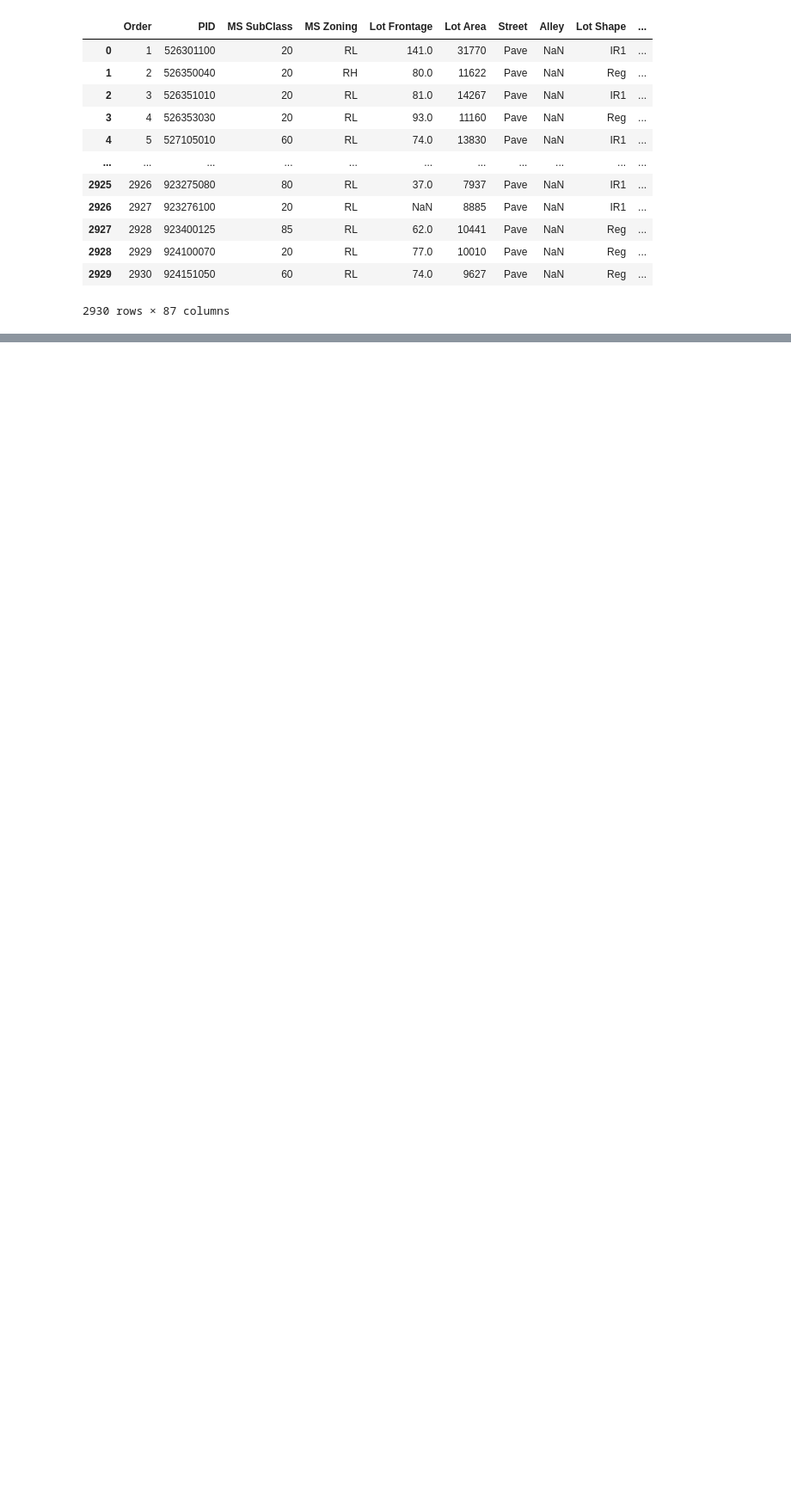
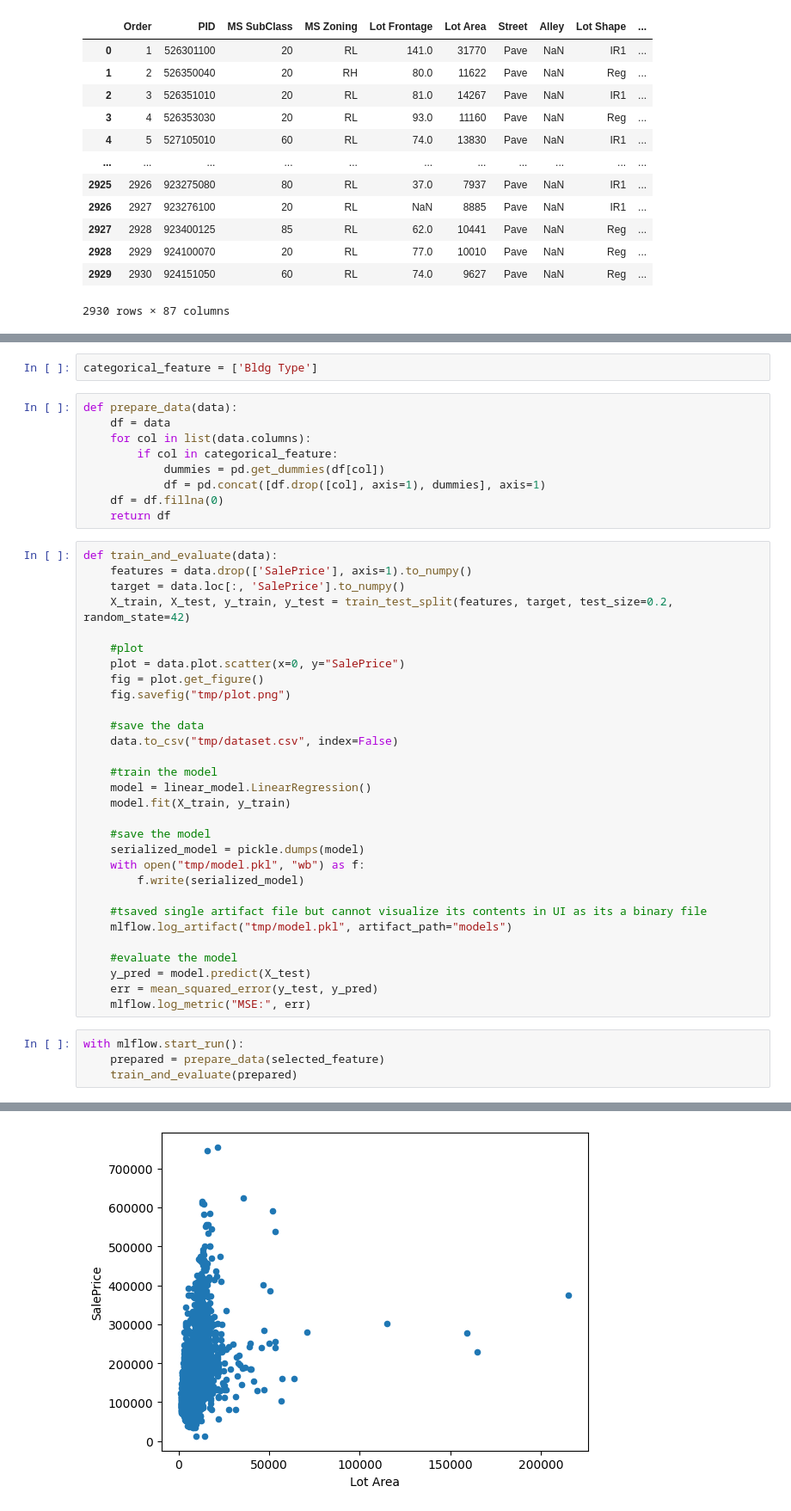
Before and after one commit to Riddhikshah21/House_rate_prediction_using_mlflow, a Jupyter notebook: app.ipynb, the cells around one changed output, grey strips where cells are left out. Shown at 86% size. Drawn from its saved outputs; the diff is of its cells as text; blank space fills up the shorter version.

Commit message:
Added artifacts store and backend store

```diff
--- a/app.ipynb
+++ b/app.ipynb
@@ -40,0 +56,46 @@ data
+# %%
+categorical_feature = ['Bldg Type']
+# %%
+def prepare_data(data):
+    df = data
+    for col in list(data.columns):
+        if col in categorical_feature:
+            dummies = pd.get_dummies(df[col])
+            df = pd.concat([df.drop([col], axis=1), dummies], axis=1)
+    df = df.fillna(0)
+    return df
+# %%
+def train_and_evaluate(data):
+    features = data.drop(['SalePrice'], axis=1).to_numpy()
+    target = data.loc[:, 'SalePrice'].to_numpy()
+    X_train, X_test, y_train, y_test = train_test_split(features, target, test_size=0.2, random_state=42)
+
+    #plot
+    plot = data.plot.scatter(x=0, y="SalePrice")
+    fig = plot.get_figure()
+    fig.savefig("tmp/plot.png")
+
+    #save the data
+    data.to_csv("tmp/dataset.csv", index=False)
+
+    #train the model
+    model = linear_model.LinearRegression()
+    model.fit(X_train, y_train)
+
+    #save the model
+    serialized_model = pickle.dumps(model)
+    with open("tmp/model.pkl", "wb") as f:
+        f.write(serialized_model)
+
+    #tsaved single artifact file but cannot visualize its contents in UI as its a binary file
+    mlflow.log_artifact("tmp/model.pkl", artifact_path="models")
+
+    #evaluate the model
+    y_pred = model.predict(X_test)
+    err = mean_squared_error(y_test, y_pred)
+    mlflow.log_metric("MSE:", err)
+# %%
+with mlflow.start_run():
+    prepared = prepare_data(selected_feature)
+    train_and_evaluate(prepared)
+# %% [output]
@@ -40,0 +104 @@ data
+[figure, added]
```
Also changed, not shown: parts of 5 cells of this notebook, 2 other files.
